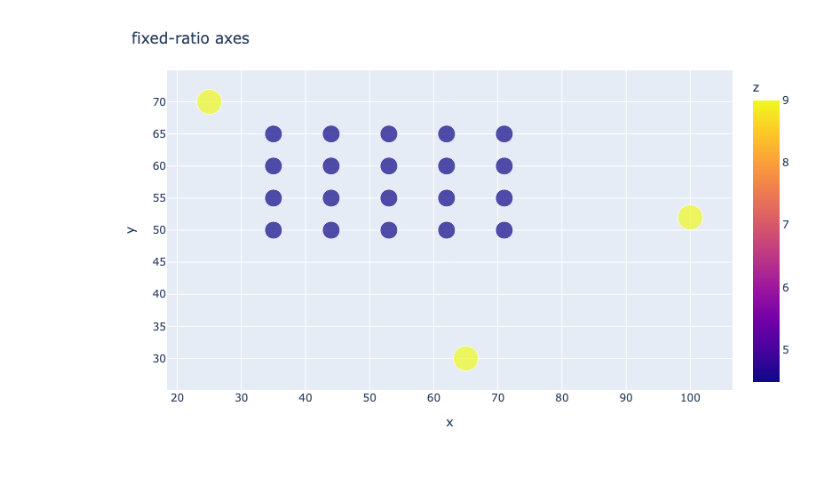
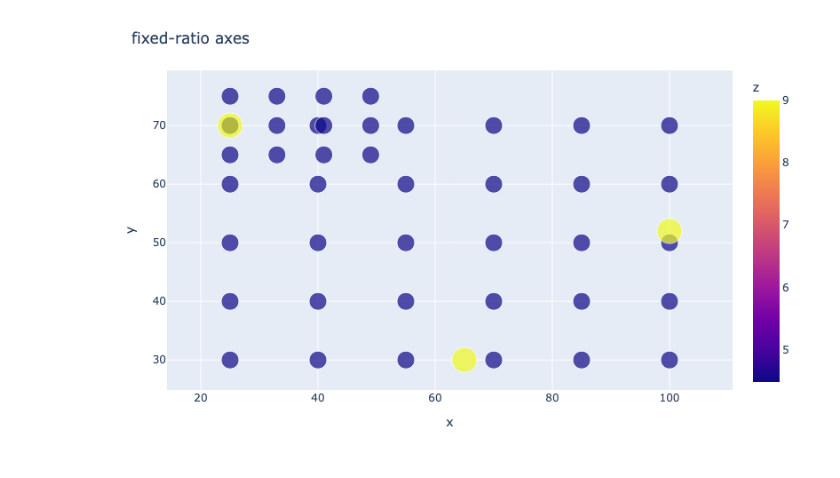
Before and after one commit to prashnts/limn, a Jupyter notebook: notebooks/act1-grids.ipynb, the cells around one changed output. Saved outputs shown, nothing was run; the diff lists cells and outputs as text; code cells hidden in the pictures.

```diff
--- a/notebooks/act1-grids.ipynb
+++ b/notebooks/act1-grids.ipynb
@@ -36,33 +36,33 @@ df = pd.concat([
     # gen_bb_grid(nx=2, ny=5, xrange=(60, 65), yrange=(50, 55)),
     # gen_bb_grid(nx=5, ny=2, xrange=(70, 75), yrange=(60, 65)),
     # gen_bb_grid(nx=4, ny=4, xrange=(50, 75), yrange=(45, 65)),
-    gen_bb_grid(nx=5, ny=4, xrange=(35, 72), yrange=(50, 65)),
+    gen_bb_grid(nx=6, ny=5, xrange=(25, 100), yrange=(30, 70)),
     # gen_bb_grid(nx=4, ny=4, xrange=(50, 60), yrange=(50, 60)),
     # gen_bb_grid(nx=4, ny=4, xrange=(40, 90), yrange=(35, 65)),
-    # gen_bb_grid(nx=4, ny=3, xrange=(25, 50), yrange=(65, 75)),
+    gen_bb_grid(nx=4, ny=3, xrange=(25, 50), yrange=(65, 75)),
     # gen_bb_grid(nx=3, ny=3, xrange=(40, 65), yrange=(45, 60)),
     # gen_bb_grid(nx=3, ny=3, xrange=(50, 70), yrange=(40, 55)),
     # gen_bb_grid(nx=3, ny=3, xrange=(55, 70), yrange=(48, 60)),
     pd.DataFrame([
             (100, 52, PANEL_ZHOME),
             (65, 30, PANEL_ZHOME),
             (25, 70, PANEL_ZHOME),
             # (65, 35, PANEL_ZHOME),
             # (25, 50, PANEL_ZHOME),
             # (105, 65, PANEL_ZHOME),
     ], columns=['x', 'y', 'z']),
 ])
 
 fig = px.scatter(df, x='x', y='y', color='z', size='z')
 fig.update_layout(
     width = 800,
     height = 500,
     title = "fixed-ratio axes"
 )
 fig.update_yaxes(
     scaleanchor = "x",
     scaleratio = 1,
   )
 fig.show()
 # %% [output]
-[figure, old version]
+[figure, new version]
```
Also changed, not shown: 7 other files.
